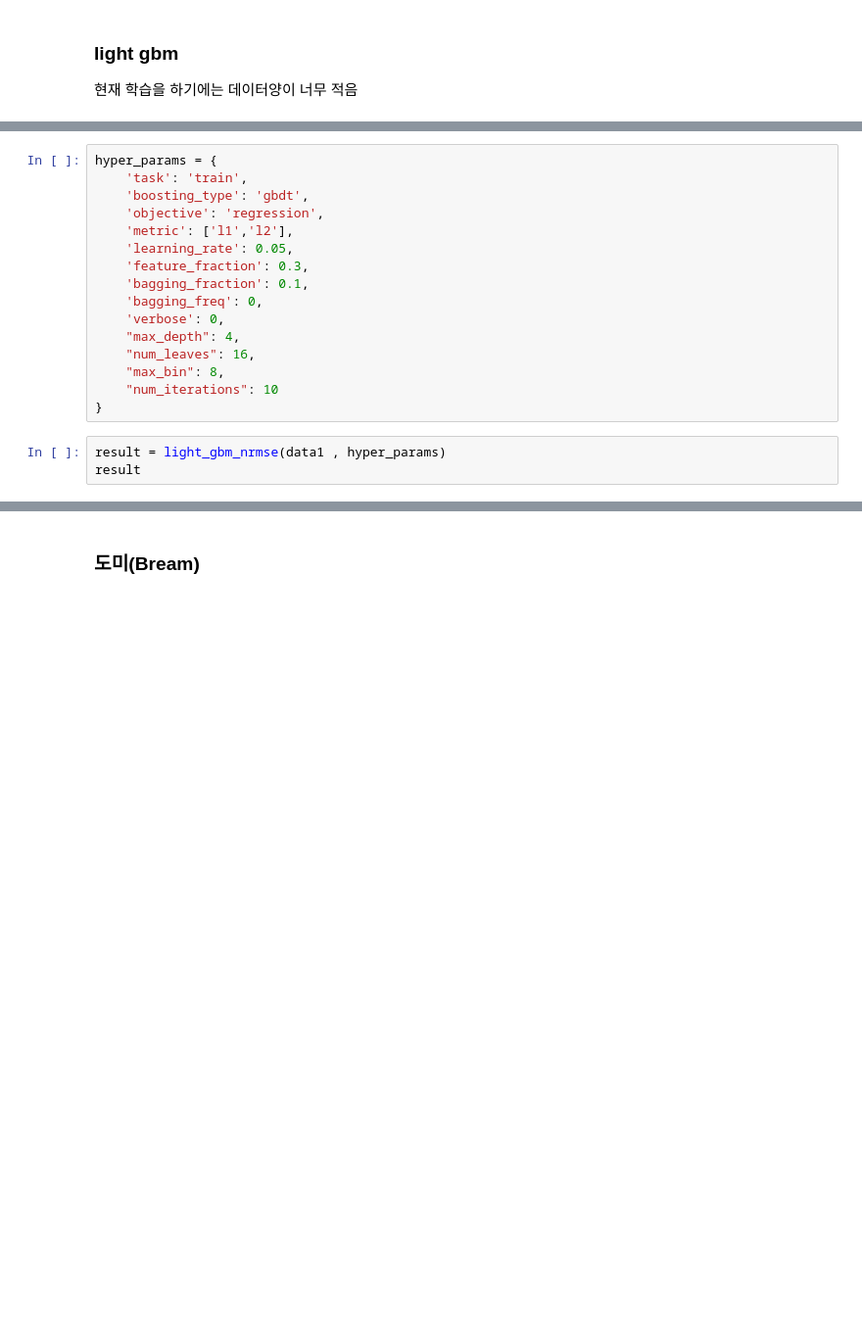
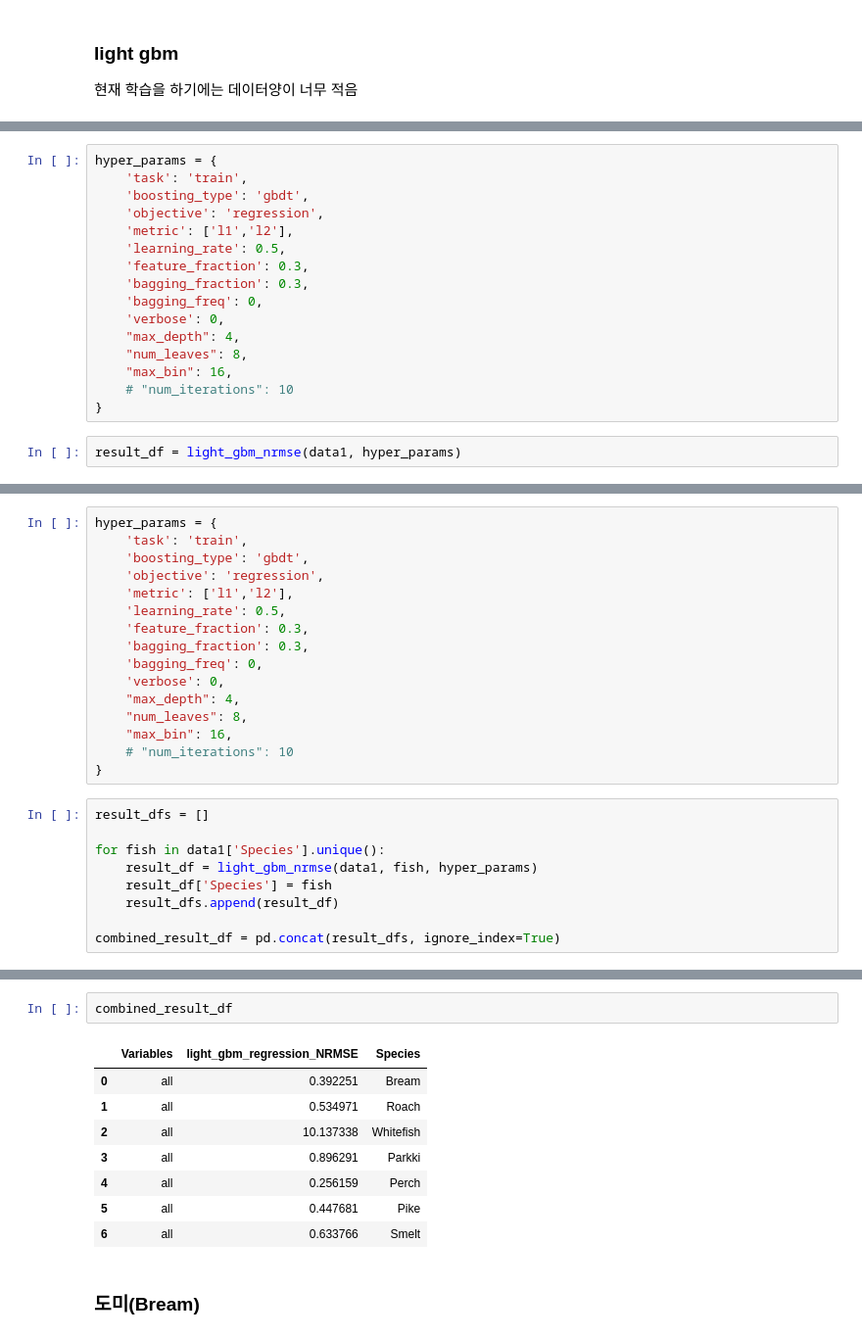
Before and after one commit to sigongjoa/salmon_ai, a Jupyter notebook: regression/fish_weight_regression.ipynb, the cells around one changed output, grey strips where cells are left out. Shown at 98% size. Saved outputs shown, nothing was run; the diff lists cells and outputs as text; blank space fills up the shorter version.

Commit message:
fix lightGBM

```diff
--- a/regression/fish_weight_regression.ipynb
+++ b/regression/fish_weight_regression.ipynb
@@ -854,19 +870,18 @@ hyper_params = {
     'boosting_type': 'gbdt',
     'objective': 'regression',
     'metric': ['l1','l2'],
-    'learning_rate': 0.05,
+    'learning_rate': 0.5,
     'feature_fraction': 0.3,
-    'bagging_fraction': 0.1,
+    'bagging_fraction': 0.3,
     'bagging_freq': 0,
     'verbose': 0,
     "max_depth": 4,
-    "num_leaves": 16,
-    "max_bin": 8,
-    "num_iterations": 10
+    "num_leaves": 8,
+    "max_bin": 16,
+    # "num_iterations": 10
 }
 # %%
-result = light_gbm_nrmse(data1 , hyper_params)
-result
+result_df = light_gbm_nrmse(data1, hyper_params)
 # %% [output]
 (155,)
 (155, 5)
@@ -893,0 +967,25 @@ Found `num_iterations` in params. Will use it instead of argument
+# %%
+hyper_params = {
+    'task': 'train',
+    'boosting_type': 'gbdt',
+    'objective': 'regression',
+    'metric': ['l1','l2'],
+    'learning_rate': 0.5,
+    'feature_fraction': 0.3,
+    'bagging_fraction': 0.3,
+    'bagging_freq': 0,
+    'verbose': 0,
+    "max_depth": 4,
+    "num_leaves": 8,
+    "max_bin": 16,
+    # "num_iterations": 10
+}
+# %%
+result_dfs = []
+
+for fish in data1['Species'].unique():
+    result_df = light_gbm_nrmse(data1, fish, hyper_params)
+    result_df['Species'] = fish
+    result_dfs.append(result_df)
+
+combined_result_df = pd.concat(result_dfs, ignore_index=True)
@@ -894,3 +1104,14 @@ Found `num_iterations` in params. Will use it instead of argument
+# %%
+combined_result_df
+# %% [output]
+|  | Variables | light_gbm_regression_NRMSE | Species |
+| 0 | all | 0.392251 | Bream |
+| 1 | all | 0.534971 | Roach |
+| 2 | all | 10.137338 | Whitefish |
+| 3 | all | 0.896291 | Parkki |
+| 4 | all | 0.256159 | Perch |
+| 5 | all | 0.447681 | Pike |
+| 6 | all | 0.633766 | Smelt |
 # %% [markdown]
 ### 도미(Bream)
 # %%
```
Also changed, not shown: parts of 15 cells of this notebook.
